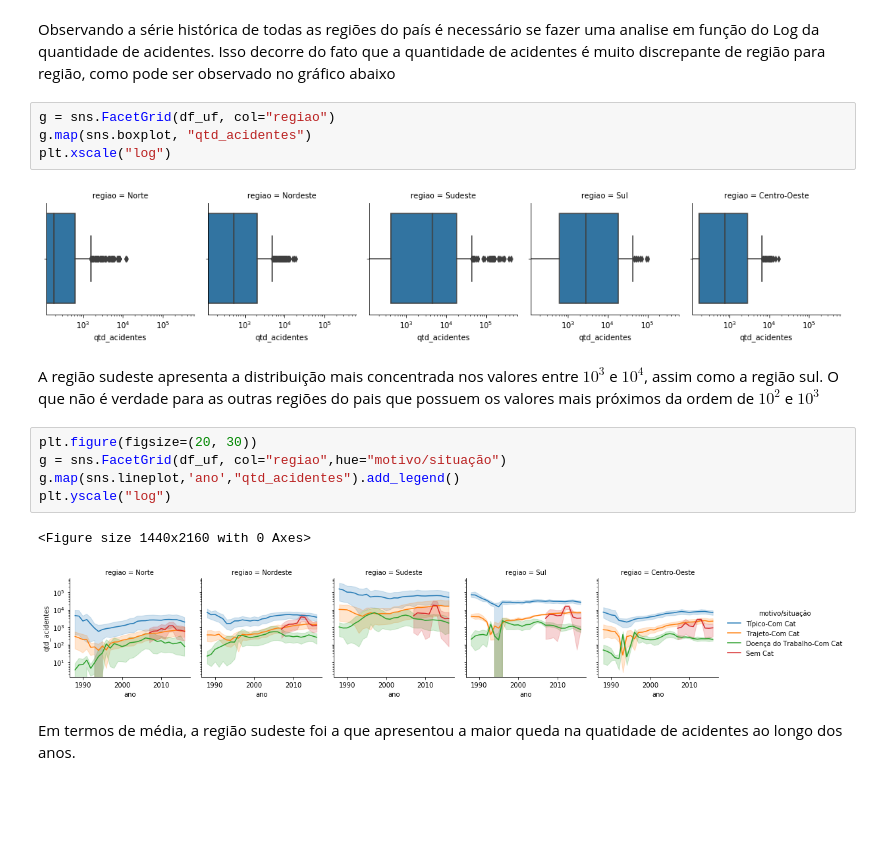
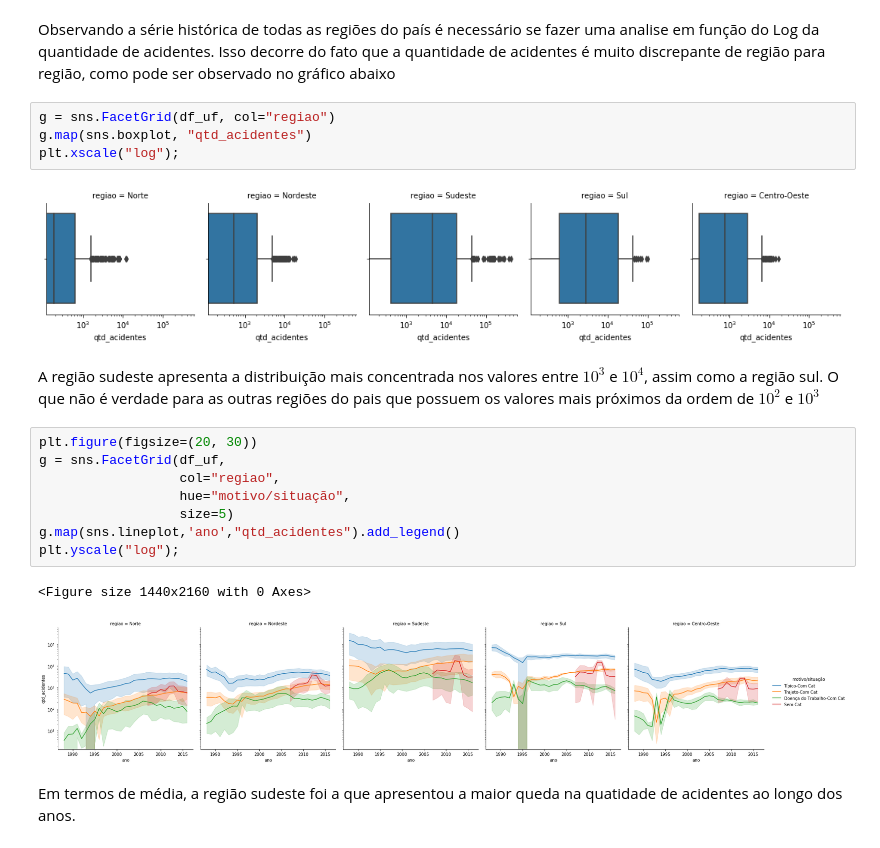
Before and after one commit to lorransr/CAT, a Jupyter notebook: Acidentes_de_Trabalho.ipynb, the cells around one changed output. Saved outputs shown, nothing was run; the diff lists cells and outputs as text; blank space fills up the shorter version.

```diff
--- a/Acidentes_de_Trabalho.ipynb
+++ b/Acidentes_de_Trabalho.ipynb
@@ -305,19 +302,22 @@ Observando a série histórica de todas as regiões do país é necessário se f
 # %%
 g = sns.FacetGrid(df_uf, col="regiao")
 g.map(sns.boxplot, "qtd_acidentes")
-plt.xscale("log")
+plt.xscale("log");
 # %% [output]
 [figure]
 # %% [markdown]
 A região sudeste apresenta a distribuição mais concentrada nos valores entre $10^3$ e $10^4$, assim como a região sul. O que não é verdade para as outras regiões do pais que possuem os valores mais próximos da ordem de $10^2$ e $10^3$
 # %%
 plt.figure(figsize=(20, 30))
-g = sns.FacetGrid(df_uf, col="regiao",hue="motivo/situação")
+g = sns.FacetGrid(df_uf,
+                  col="regiao",
+                  hue="motivo/situação",
+                  size=5)
 g.map(sns.lineplot,'ano',"qtd_acidentes").add_legend()
-plt.yscale("log")
+plt.yscale("log");
 # %% [output]
 <Figure size 1440x2160 with 0 Axes>
-[figure, old version]
+[figure, new version]
 # %% [markdown]
 Em termos de média, a região sudeste foi a que apresentou a maior queda na quatidade de acidentes ao longo dos anos.
 # %% [markdown]
```
Also changed, not shown: parts of 19 cells of this notebook.
